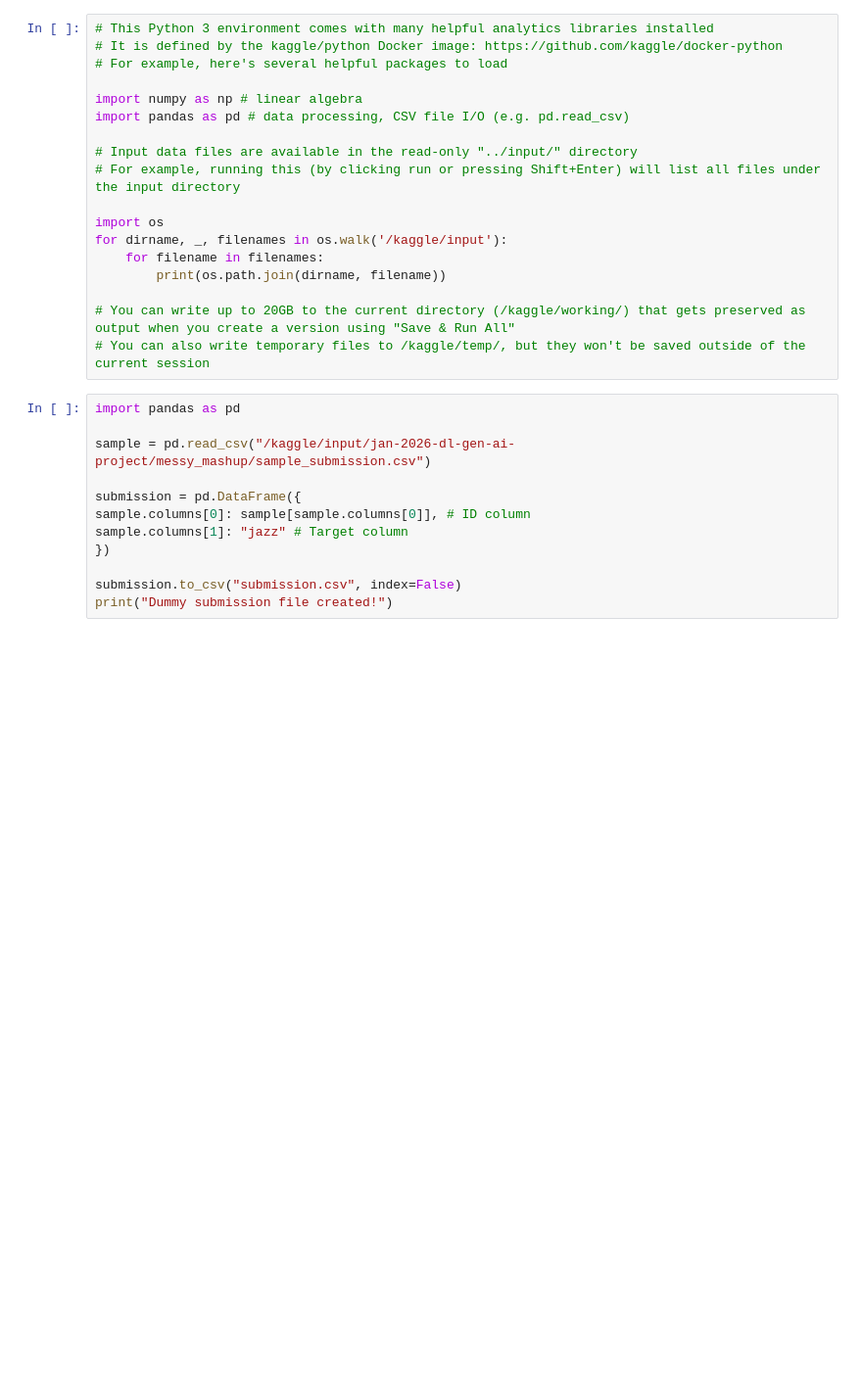
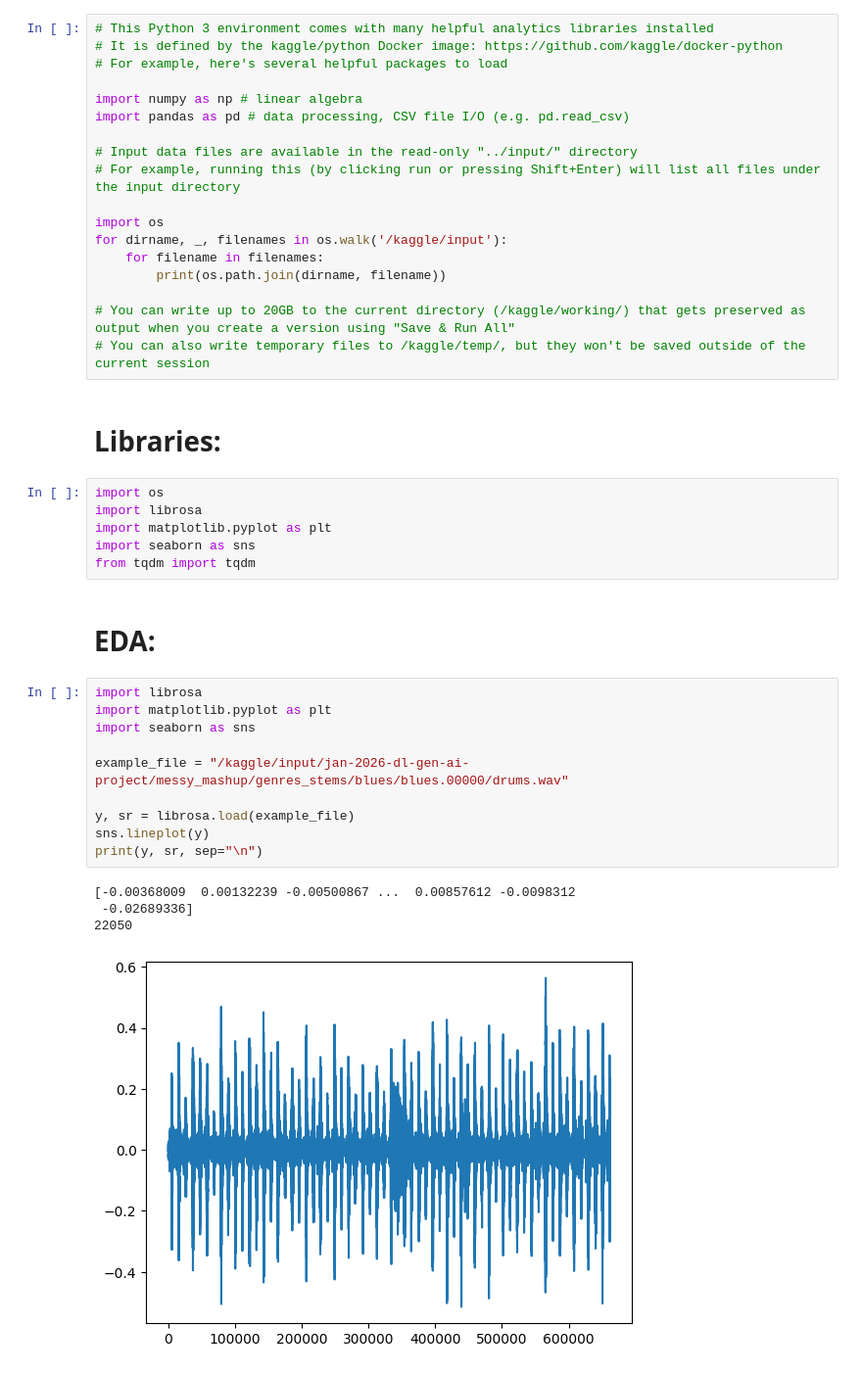
Before and after one commit to sahhilalam/dl-genai-project, a Jupyter notebook: dl_genai_project.ipynb, the cells around one changed output. Shown at 98% size. Cells and saved outputs as stored; diff of their text form; blank space fills up the shorter version.

```diff
--- a/dl_genai_project.ipynb
+++ b/dl_genai_project.ipynb
@@ -16,15 +16,28 @@ for dirname, _, filenames in os.walk('/kaggle/input'):
 
 # You can write up to 20GB to the current directory (/kaggle/working/) that gets preserved as output when you create a version using "Save & Run All"
 # You can also write temporary files to /kaggle/temp/, but they won't be saved outside of the current session
-# %%
-import pandas as pd
-
-sample = pd.read_csv("/kaggle/input/jan-2026-dl-gen-ai-project/messy_mashup/sample_submission.csv")
-
-submission = pd.DataFrame({
-sample.columns[0]: sample[sample.columns[0]], # ID column
-sample.columns[1]: "jazz" # Target column
-})
-
-submission.to_csv("submission.csv", index=False)
-print("Dummy submission file created!")
+# %% [markdown]
+# Libraries:
+# %%
+import os
+import librosa
+import matplotlib.pyplot as plt
+import seaborn as sns
+from tqdm import tqdm
+# %% [markdown]
+# EDA:
+# %%
+import librosa
+import matplotlib.pyplot as plt
+import seaborn as sns
+
+example_file = "/kaggle/input/jan-2026-dl-gen-ai-project/messy_mashup/genres_stems/blues/blues.00000/drums.wav"
+
+y, sr = librosa.load(example_file)
+sns.lineplot(y)
+print(y, sr, sep="\n")
+# %% [output]
+[-0.00368009  0.00132239 -0.00500867 ...  0.00857612 -0.0098312
+ -0.02689336]
+22050
+[figure, added]
```
Also changed, not shown: parts of 5 cells of this notebook.
